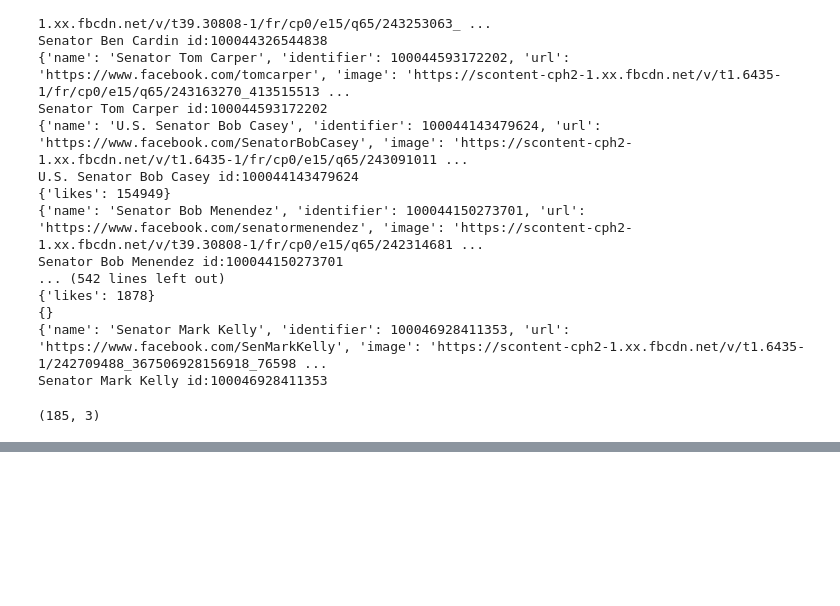
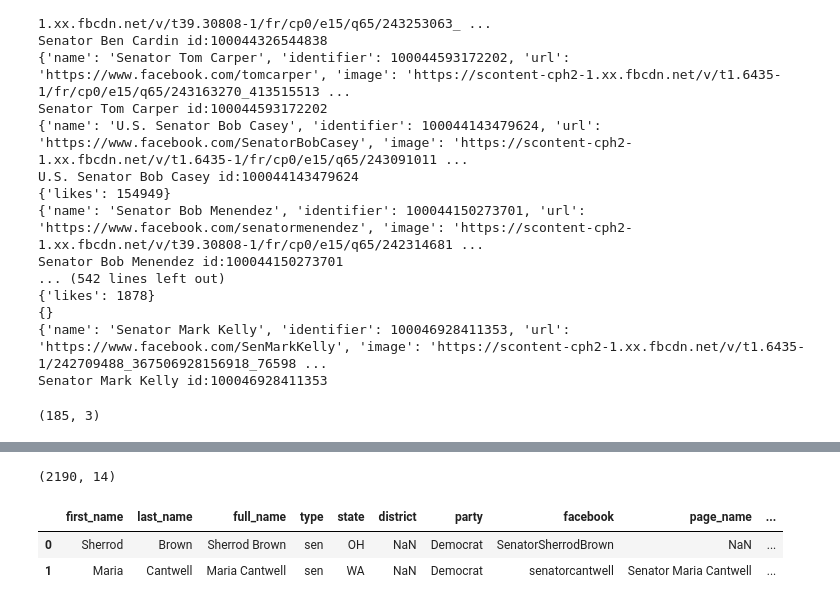
Before and after one commit to lrnz-asnprs/political-ad-api, a Jupyter notebook: notebooks/laurenz_notebook.ipynb, the cells around one changed output, grey strips where cells are left out. Drawn from its saved outputs; the diff is of its cells as text; code cells hidden in the pictures; blank space fills up the shorter version.

```diff
--- a/notebooks/laurenz_notebook.ipynb
+++ b/notebooks/laurenz_notebook.ipynb
@@ -191,0 +279,23 @@ congress_members_fb
+# %%
+# must be specified to be able to use methods of package
+import sys
+sys.path.append('../src')
+import numpy as np
+import pandas as pd
+from political_ads.api_request import API_request
+from political_ads.preprocessor import Preprocessor
+
+preprocess = Preprocessor()
+
+data = preprocess.file_to_df("..\\data\\dataset_by_pageId.txt")
+
+data.shape
+# %% [output]
+(2190, 14)
+# %%
+congress = pd.read_csv("..\\src\\data_sets\\legislators_fb_info.csv")
+congress.head(2)
+# %% [output]
+|  | first_name | last_name | full_name | type | state | district | party | facebook | page_name | ... |
+| 0 | Sherrod | Brown | Sherrod Brown | sen | OH | NaN | Democrat | SenatorSherrodBrown | NaN | ... |
+| 1 | Maria | Cantwell | Maria Cantwell | sen | WA | NaN | Democrat | senatorcantwell | Senator Maria Cantwell | ... |
```
Also changed, not shown: parts of 18 cells of this notebook, 6 other files.
